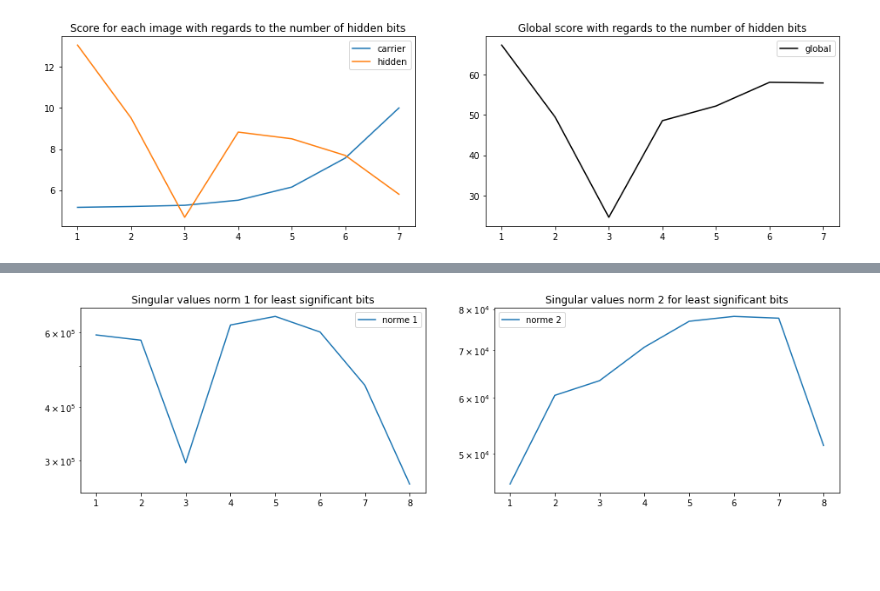
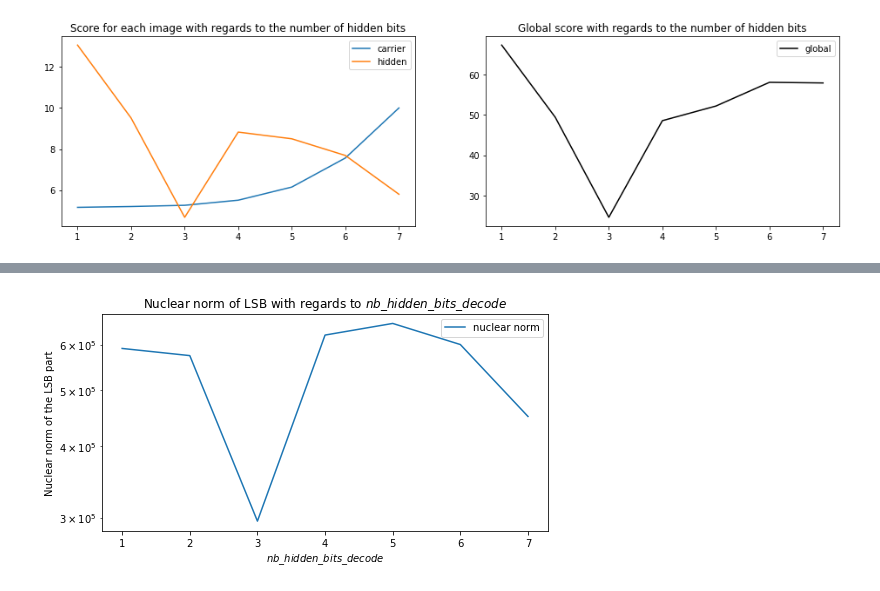
Before and after one commit to claudiadelgado92/Compressed-Sensing, a Jupyter notebook: Steganography with LSB.ipynb, the cells around one changed output, grey strips where cells are left out. Drawn from its saved outputs; the diff is of its cells as text; code cells hidden in the pictures; blank space fills up the shorter version.

Commit message:
point de vue avec la norme nucléaire

```diff
--- a/Steganography with LSB.ipynb
+++ b/Steganography with LSB.ipynb
@@ -270,21 +286,17 @@ plt.legend()
 # %%
 %%time
-vector_norm_1 = []
-vector_norm_2 = []
-for nb_hidden_bits_decode in range(1,9):
+vector_norm_nuc = []
+
+for nb_hidden_bits_decode in range(1,8):
     #take the lsb of the output to msb
     lsb_output = output.copy()
     for i in range(output.shape[0]):
         for j in range(output.shape[1]):
             lsb_output[i,j] = lsb_to_msb(output[i,j], nb_bits = nb_hidden_bits_decode)
 
-    U,S,V = svd(lsb_output)
+    norm_nuc = np.linalg.norm(lsb_output, 'nuc')
 
-    norm_1 = np.linalg.norm(S,1)
-    norm_2 = np.linalg.norm(S,2)
-
-    vector_norm_1.append(norm_1)
-    vector_norm_2.append(norm_2)
+    vector_norm_nuc.append(norm_nuc)
 
     #plot the lsb image
     #plt.figure(figsize = (4,4))
@@ -296,18 +308,13 @@ Wall time: 7.03 s
-# %%
-plt.figure(figsize = (16, 4))
-
-plt.subplot(1,2,1)
-plt.yscale('log')
-plt.plot(range(1,9), vector_norm_1, label = 'norme 1')
-plt.title(r'Singular values norm 1 for least significant bits')
-plt.legend()
-
-plt.subplot(1,2,2)
-plt.yscale('log')
-plt.plot(range(1,9), vector_norm_2, label = 'norme 2')
-plt.title(r'Singular values norm 2 for least significant bits')
-plt.legend()
-
-plt.show()
-# %% [output]
-[figure, removed]
+# %%
+plt.figure(figsize = (8, 4))
+
+plt.yscale('log')
+plt.plot(range(1,8), vector_norm_nuc, label = 'nuclear norm')
+plt.title(r'Nuclear norm of LSB with regards to $nb\_hidden\_bits\_decode$')
+plt.xlabel('$nb\_hidden\_bits\_decode$')
+plt.ylabel('Nuclear norm of the LSB part')
+plt.legend()
+
+plt.show()
+# %% [output]
+[figure, added]
```
Also changed, not shown: parts of 9 cells of this notebook.
